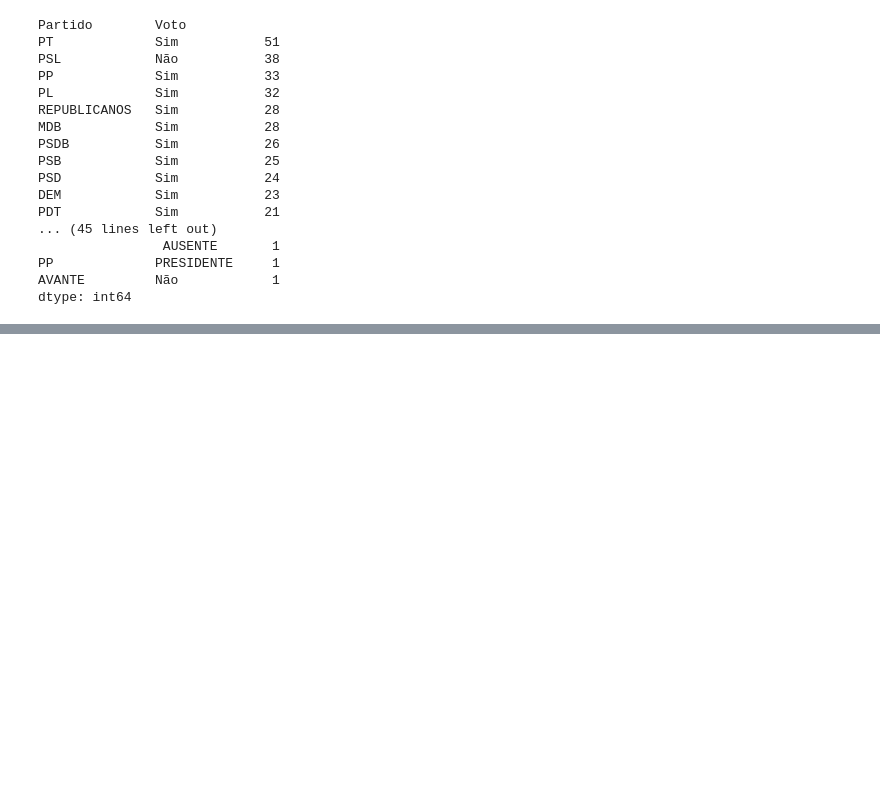
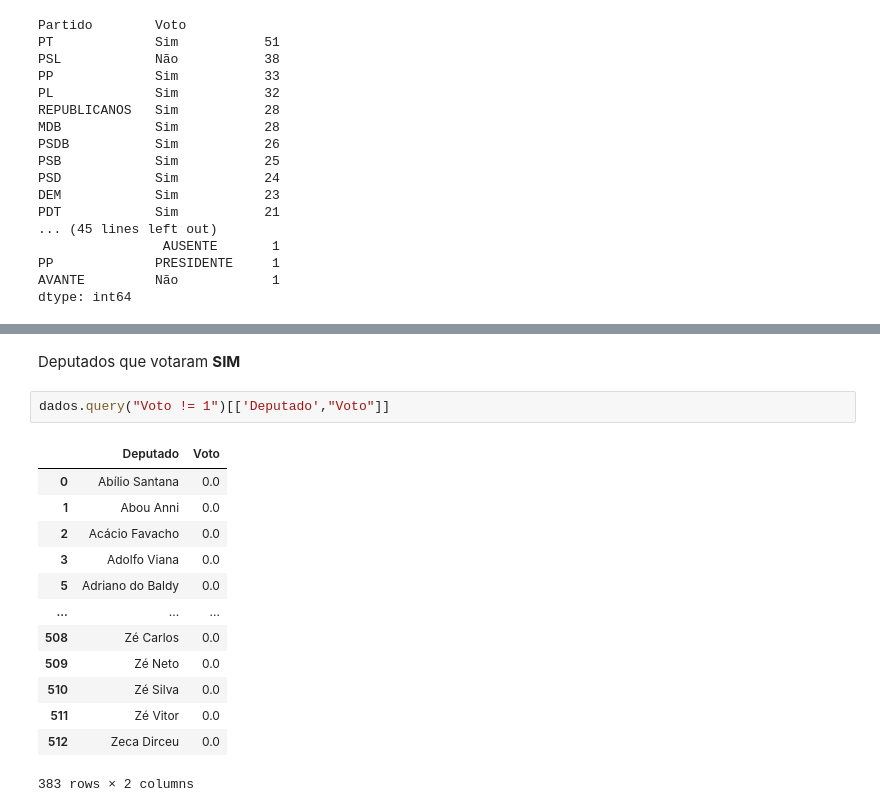
Before and after one commit to pcpiscator/Ciencia-de-dados, a Jupyter notebook: camara_X_stf.ipynb, the cells around one changed output, grey strips where cells are left out. Cells and saved outputs as stored; diff of their text form; blank space fills up the shorter version.

```diff
--- a/camara_X_stf.ipynb
+++ b/camara_X_stf.ipynb
@@ -147,0 +211,18 @@ dtype: int64
+# %% [markdown]
+Deputados que votaram **SIM**
+# %%
+dados.query("Voto != 1")[['Deputado',"Voto"]]
+# %% [output]
+|  | Deputado | Voto |
+| 0 | Abílio Santana | 0.0 |
+| 1 | Abou Anni | 0.0 |
+| 2 | Acácio Favacho | 0.0 |
+| 3 | Adolfo Viana | 0.0 |
+| 5 | Adriano do Baldy | 0.0 |
+| ... | ... | ... |
+| 508 | Zé Carlos | 0.0 |
+| 509 | Zé Neto | 0.0 |
+| 510 | Zé Silva | 0.0 |
+| 511 | Zé Vitor | 0.0 |
+| 512 | Zeca Dirceu | 0.0 |
+383 rows × 2 columns
```
Also changed, not shown: parts of 10 cells of this notebook.
